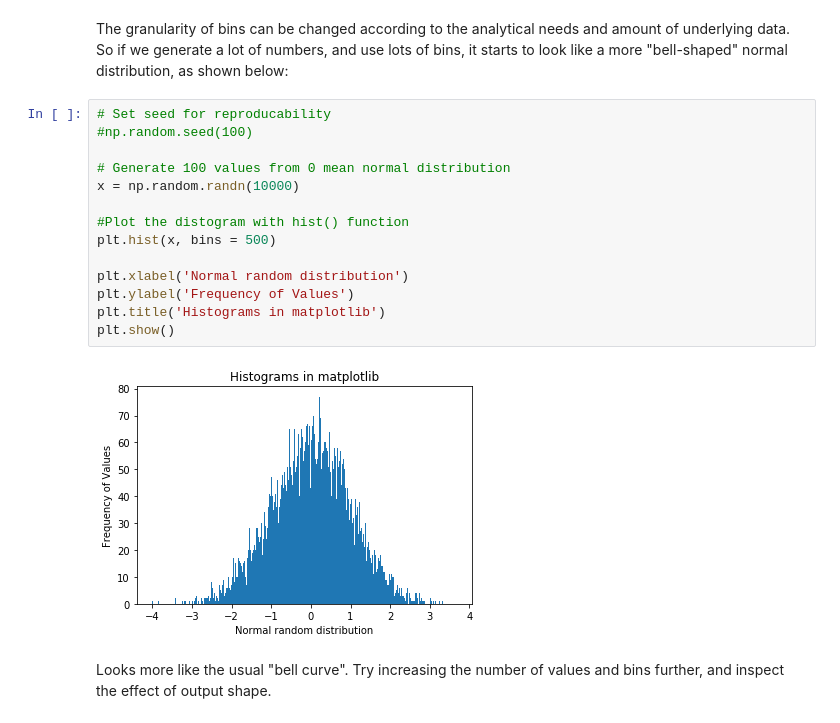
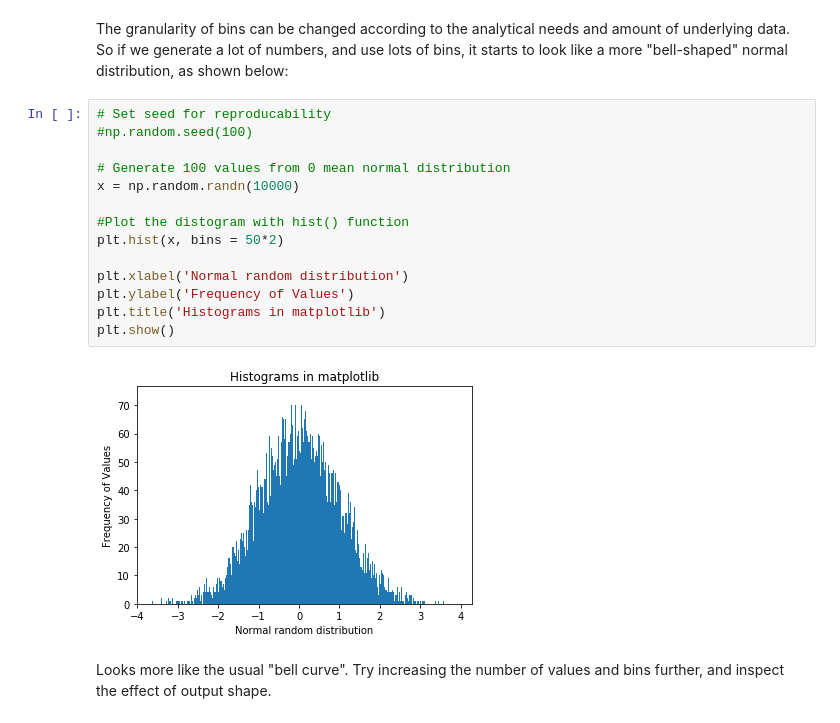
Before and after one commit to UpwardTrajectory/dsc-1-01-23-visualizing-data-seattle-ds-career-040119, a Jupyter notebook: index.ipynb, the cells around one changed output. Drawn from its saved outputs; the diff is of its cells as text.

```diff
--- a/index.ipynb
+++ b/index.ipynb
@@ -162,19 +162,19 @@ The granularity of bins can be changed according to the analytical needs and amo
 # %%
 # Set seed for reproducability
 #np.random.seed(100)
 
 # Generate 100 values from 0 mean normal distribution
 x = np.random.randn(10000)
 
 #Plot the distogram with hist() function
-plt.hist(x, bins = 500)
+plt.hist(x, bins = 50*2)
 
 plt.xlabel('Normal random distribution')
 plt.ylabel('Frequency of Values')
 plt.title('Histograms in matplotlib')
 plt.show()
 # %% [output]
-[figure, old version]
+[figure, new version]
 # %% [markdown]
 Looks more like the usual "bell curve". Try increasing the number of values and bins further, and inspect the effect of output shape.
 # %% [markdown]
```
